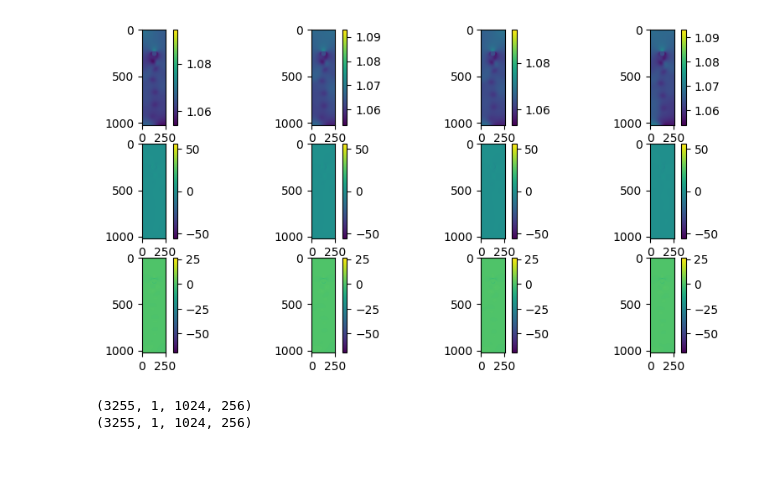
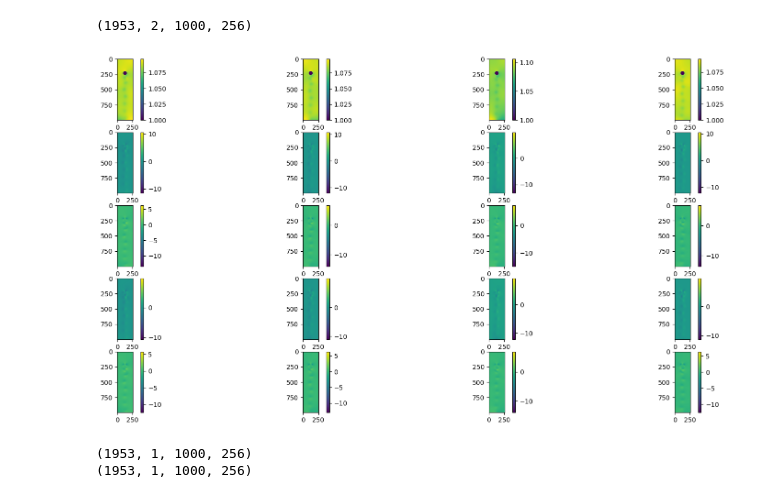
Before and after one commit to harish6696/mlbm, a Jupyter notebook: calculate_stats_grad.ipynb, the cells around one changed output. Saved outputs shown, nothing was run; the diff lists cells and outputs as text; code cells hidden in the pictures; blank space fills up the shorter version.

```diff
--- a/calculate_stats_grad.ipynb
+++ b/calculate_stats_grad.ipynb
@@ -24,0 +116,8 @@ for Re in Re_list:
+# %%
+
+
+# Dilate the mask to find boundary (this will create a region around obstacles)
+dilated_mask = binary_dilation(mask.numpy())
+
+# Identify the boundary by subtracting the obstacle mask from the dilated mask
+boundary_mask = dilated_mask & ~mask.numpy()
@@ -24,0 +160,8 @@ for Re in Re_list:
+# %%
+# Fill the boundary with the average density
+for i in range(data.shape[0]): #loop over the timesteps
+    average_density_array= average_neighbor_density(data[i], boundary_mask[i])
+
+    for idx in np.argwhere(boundary_mask[i]):
+        j, k = idx[1], idx[2]
+        data[i, 0, j, k] = average_density_array[0, j, k]
@@ -71,0 +222,3 @@ print(spatial_gradients.shape)
+# %%
+#apply the mask to the spatial gradients
+spatial_gradients_masked = spatial_gradients * mask.numpy()
@@ -71,0 +228,6 @@ print(spatial_gradients.shape)
+# %%
+#Remove the first 25 rows from the inlet
+spatial_gradients_masked = spatial_gradients_masked[:, :, 24:, :]
+print(spatial_gradients_masked.shape)
+# %% [output]
+(1953, 2, 1000, 256)
@@ -72,24 +257,28 @@ print(spatial_gradients.shape)
 # %%
 #plot the first 4 images
 import matplotlib.pyplot as plt
-fig, axs = plt.subplots(3, 4, figsize=(10, 5))
+fig, axs = plt.subplots(5, 4, figsize=(20, 10))
 for idx, i in enumerate(range(350, 354)):
-    im = axs[0, idx].imshow(data[i, 0, :, :].cpu().detach().numpy(), cmap='viridis')
-    im2 = axs[1, idx].imshow(spatial_gradients[i, 1, :, :] / data[i, 0, :, :].cpu().detach().numpy(), cmap='viridis')
-    im3 = axs[2, idx].imshow(spatial_gradients[i, 0, :, :] / data[i, 0, :, :].cpu().detach().numpy(), cmap='viridis')
+    im = axs[0, idx].imshow(original_data[i, 0, 24:, :].cpu().detach().numpy()*mask[i, 0, 24:, :].numpy(), cmap='viridis', vmin=1)
+    im2 = axs[1, idx].imshow(spatial_gradients_masked[i, 1, :, :], cmap='viridis') # only gradient along the width
+    im3 = axs[2, idx].imshow(spatial_gradients_masked[i, 0, :, :], cmap='viridis') # only gradient along the height
+    im4 = axs[3, idx].imshow((spatial_gradients_masked[i, 1, :, :] / original_data[i, 0, 24:, :].cpu().detach().numpy())*mask[i, 0, 24:, :].numpy(), cmap='viridis') # rho_gradient/rho along the width of the channel
+    im5 = axs[4, idx].imshow((spatial_gradients_masked[i, 0, :, :] / original_data[i, 0, 24:, :].cpu().detach().numpy())*mask[i, 0, 24:, :].numpy(), cmap='viridis') # rho_gradient/rho along the height of the channel
 
     # axs[i].axis('off')
     fig.colorbar(im, ax=axs[0, idx])
     fig.colorbar(im2, ax=axs[1, idx])
     fig.colorbar(im3, ax=axs[2, idx])
+    fig.colorbar(im4, ax=axs[3, idx])
+    fig.colorbar(im5, ax=axs[4, idx])
 plt.show()
 # %% [output]
-[figure, old version]
+[figure, new version]
 # %%
-feature_y = (spatial_gradients[:, 1:2, :, :] / (3*data[:, 0:1, :, :].cpu().detach().numpy())) # spatial gradient along the width
-feature_x = (spatial_gradients[:, 0:1, :, :] / (3*data[:, 0:1, :, :].cpu().detach().numpy())) # spatial gradient along the height
+feature_y = (spatial_gradients_masked[:, 1:2, :, :] / (original_data[:, 0:1, 24:, :].cpu().detach().numpy())) # spatial gradient along the width
+feature_x = (spatial_gradients_masked[:, 0:1, :, :] / (original_data[:, 0:1, 24:, :].cpu().detach().numpy())) # spatial gradient along the height
 print(feature_y.shape)
 print(feature_x.shape)
 # %% [output]
-(3255, 1, 1024, 256)
-(3255, 1, 1024, 256)
+(1953, 1, 1000, 256)
+(1953, 1, 1000, 256)
```
Also changed, not shown: parts of 31 cells of this notebook, 55 other files.
